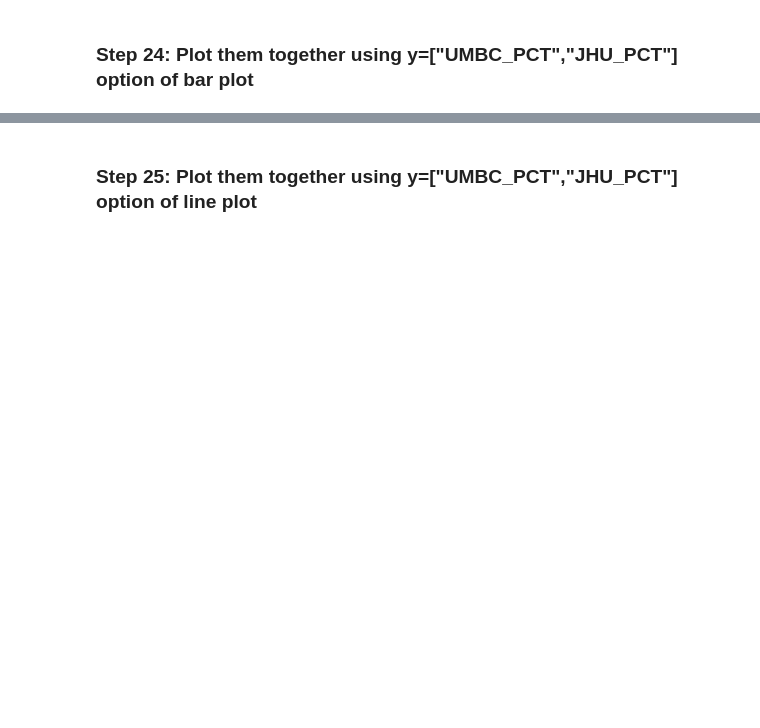
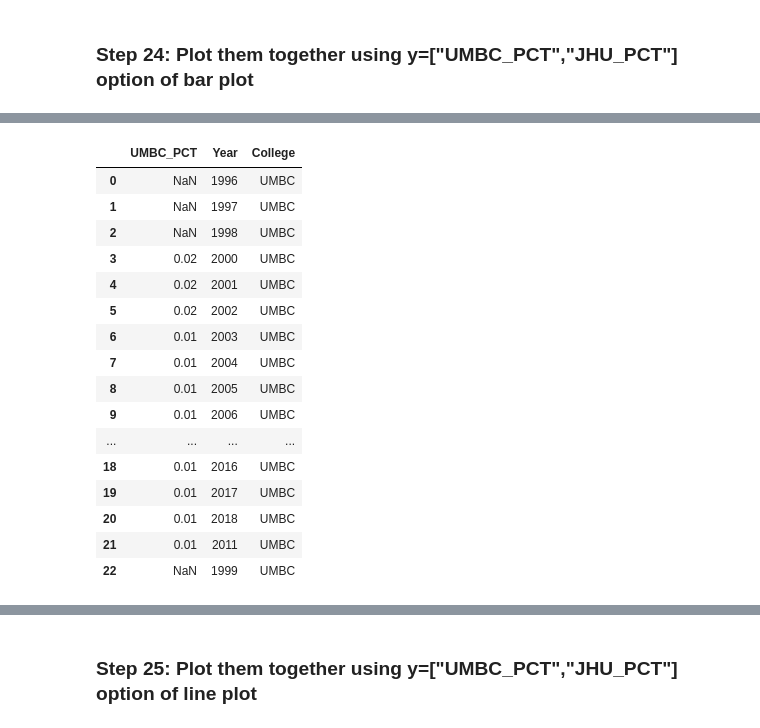
Before and after one commit to halgrai1/DATA-690-WANG, a Jupyter notebook: Assignment_07/Assignment_7_Part_2.ipynb, the cells around one changed output, grey strips where cells are left out. Cells and saved outputs as stored; diff of their text form; code cells hidden in the pictures; blank space fills up the shorter version.

```diff
--- a/Assignment_07/Assignment_7_Part_2.ipynb
+++ b/Assignment_07/Assignment_7_Part_2.ipynb
@@ -482,0 +441,25 @@ dtype: object
+# %%
+college = []
+for i in df2_umbc2:
+  college = "UMBC"
+  df2_umbc2["College"] = college
+
+df2_umbc2
+# %% [output]
+|  | UMBC_PCT | Year | College |
+| 0 | NaN | 1996 | UMBC |
+| 1 | NaN | 1997 | UMBC |
+| 2 | NaN | 1998 | UMBC |
+| 3 | 0.02 | 2000 | UMBC |
+| 4 | 0.02 | 2001 | UMBC |
+| 5 | 0.02 | 2002 | UMBC |
+| 6 | 0.01 | 2003 | UMBC |
+| 7 | 0.01 | 2004 | UMBC |
+| 8 | 0.01 | 2005 | UMBC |
+| 9 | 0.01 | 2006 | UMBC |
+| ... | ... | ... | ... |
+| 18 | 0.01 | 2016 | UMBC |
+| 19 | 0.01 | 2017 | UMBC |
+| 20 | 0.01 | 2018 | UMBC |
+| 21 | 0.01 | 2011 | UMBC |
+| 22 | NaN | 1999 | UMBC |
```
Also changed, not shown: parts of 18 cells of this notebook.
